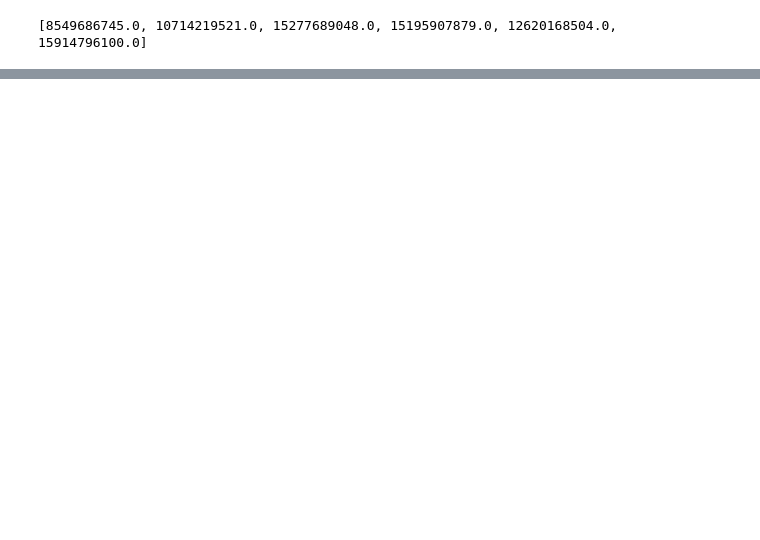
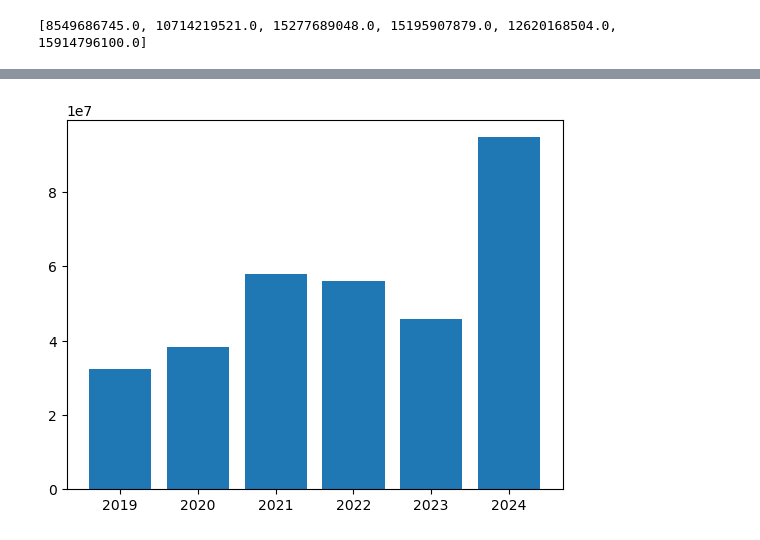
Before and after one commit to nichmars/Test, a Jupyter notebook: Marshall_Code.ipynb, the cells around one changed output, grey strips where cells are left out. Cells and saved outputs as stored; diff of their text form; code cells hidden in the pictures; blank space fills up the shorter version.

```diff
--- a/Marshall_Code.ipynb
+++ b/Marshall_Code.ipynb
@@ -63,0 +63,12 @@ plt.show
+# %%
+means = [summary_data19.loc["mean","total_daf_contributions"],
+          summary_data20.loc["mean","total_daf_contributions"],
+            summary_data21.loc["mean","total_daf_contributions"],
+              summary_data22.loc["mean","total_daf_contributions"],
+              summary_data23.loc["mean","total_daf_contributions"],
+              summary_data24.loc["mean","total_daf_contributions"]]
+
+plt.bar(l, means)
+plt.show()
+# %% [output]
+[figure, added]
```
Also changed, not shown: parts of 2 cells of this notebook.
